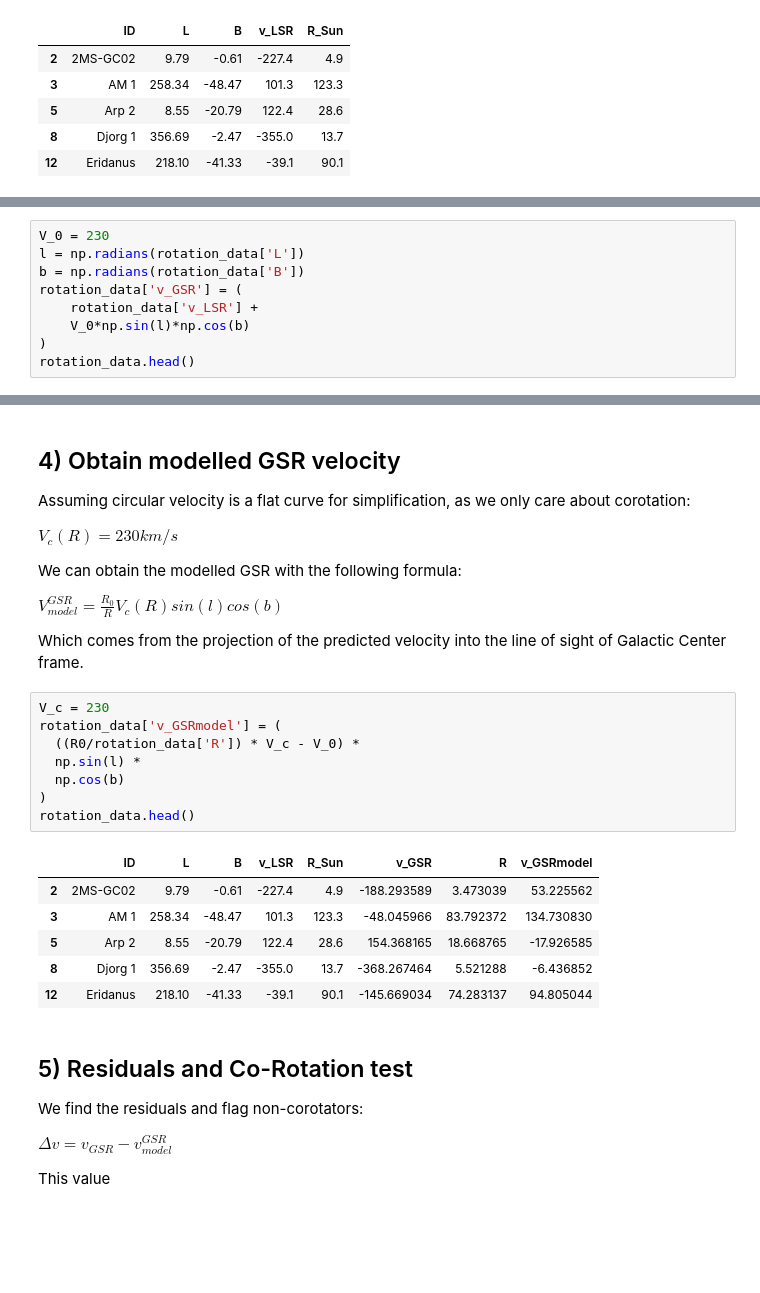
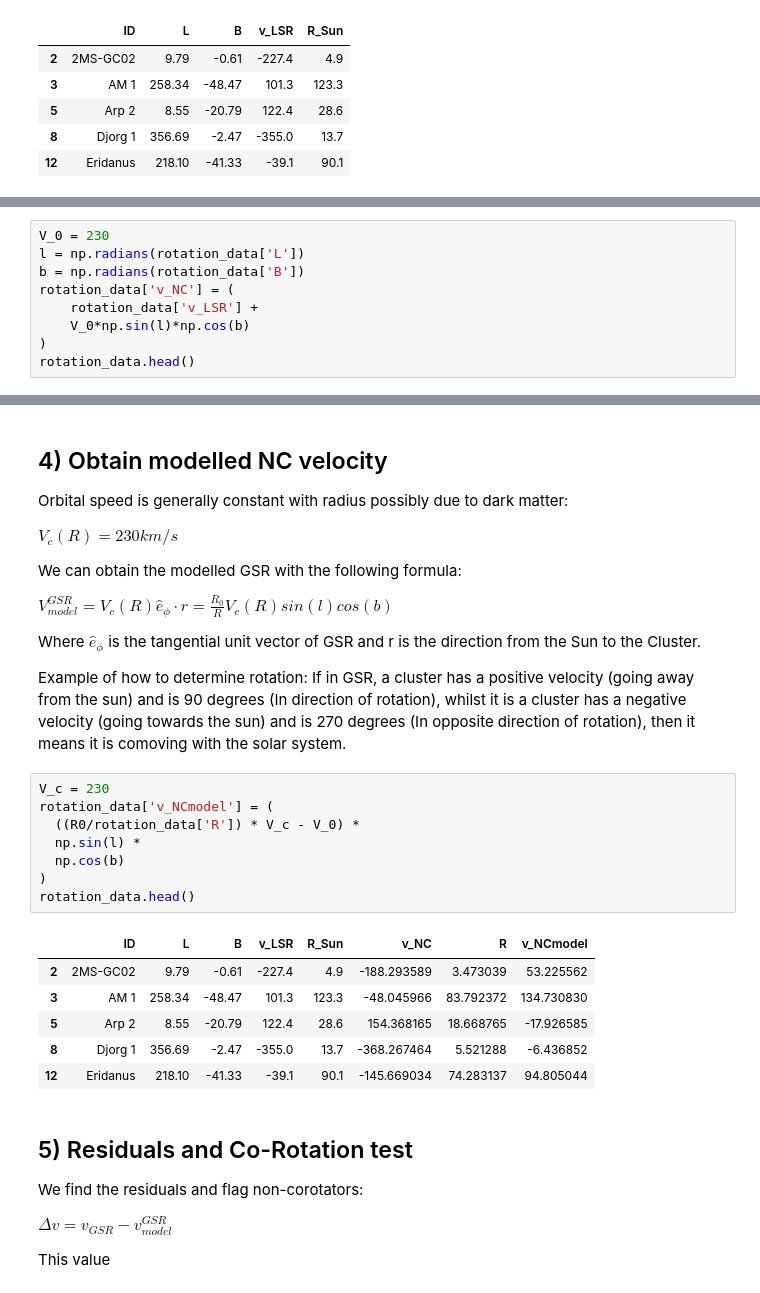
Before and after one commit to Frankyang2002/PHYS3116-Area-51-Interns, a Jupyter notebook: src/rotation_investigation.ipynb, the cells around one changed output, grey strips where cells are left out. Cells and saved outputs as stored; diff of their text form; blank space fills up the shorter version.

```diff
--- a/src/rotation_investigation.ipynb
+++ b/src/rotation_investigation.ipynb
@@ -79,7 +79,7 @@ Now we append this to the data:
 V_0 = 230
 l = np.radians(rotation_data['L'])
 b = np.radians(rotation_data['B'])
-rotation_data['v_GSR'] = (
+rotation_data['v_NC'] = (
     rotation_data['v_LSR'] +
     V_0*np.sin(l)*np.cos(b)
 )
@@ -119,27 +138,30 @@ rotation_data.head()
 | 8 | Djorg 1 | 356.69 | -2.47 | -355.0 | 13.7 | -368.267464 | 5.521288 |
 | 12 | Eridanus | 218.10 | -41.33 | -39.1 | 90.1 | -145.669034 | 74.283137 |
 # %% [markdown]
-## 4) Obtain modelled GSR velocity
+## 4) Obtain modelled NC velocity
 
-Assuming circular velocity is a flat curve for simplification, as we only care about corotation:
+Orbital speed is generally constant with radius possibly due to dark matter:
 
 $V_c(R) = 230km/s$
 
 We can obtain the modelled GSR with the following formula:
 
-$V^{GSR}_{model} = \frac{R_0}{R}V_c(R)sin(l)cos(b)$
+$V^{GSR}_{model} = V_{c}(R)\hat e_{\phi}\cdot r = \frac{R_0}{R}V_c(R)sin(l)cos(b)$
 
-Which comes from the projection of the predicted velocity into the line of sight of Galactic Center frame.
+Where $\hat e_{\phi}$ is the tangential unit vector of GSR and r is the direction from the Sun to the Cluster.
+
+Example of how to determine rotation:
+If in GSR, a cluster has a positive velocity (going away from the sun) and is 90 degrees (In direction of rotation), whilst it is a cluster has a negative velocity (going towards the sun) and is 270 degrees (In opposite direction of rotation), then it means it is comoving with the solar system.
 # %%
 V_c = 230
-rotation_data['v_GSRmodel'] = (
+rotation_data['v_NCmodel'] = (
   ((R0/rotation_data['R']) * V_c - V_0) *
   np.sin(l) *
   np.cos(b)
 )
 rotation_data.head()
 # %% [output]
-|  | ID | L | B | v_LSR | R_Sun | v_GSR | R | v_GSRmodel |
+|  | ID | L | B | v_LSR | R_Sun | v_NC | R | v_NCmodel |
 | 2 | 2MS-GC02 | 9.79 | -0.61 | -227.4 | 4.9 | -188.293589 | 3.473039 | 53.225562 |
 | 3 | AM 1 | 258.34 | -48.47 | 101.3 | 123.3 | -48.045966 | 83.792372 | 134.730830 |
 | 5 | Arp 2 | 8.55 | -20.79 | 122.4 | 28.6 | 154.368165 | 18.668765 | -17.926585 |
```
Also changed, not shown: parts of 12 cells of this notebook.
